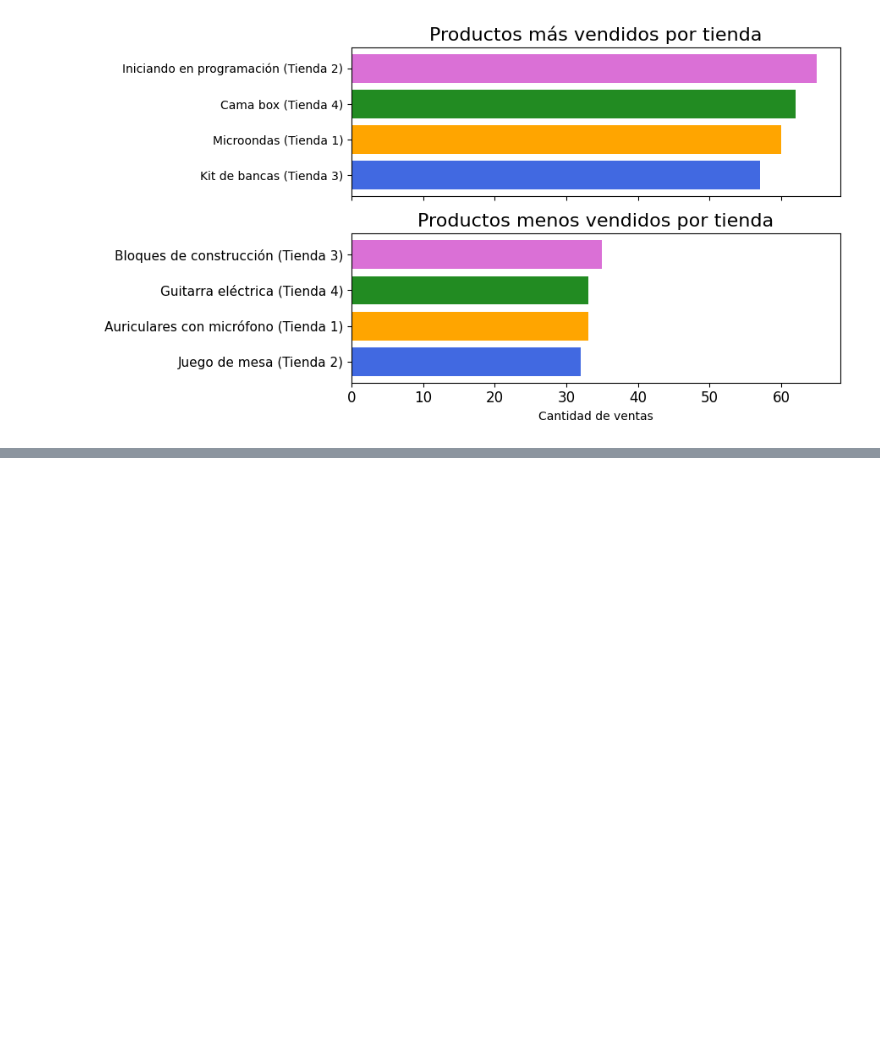
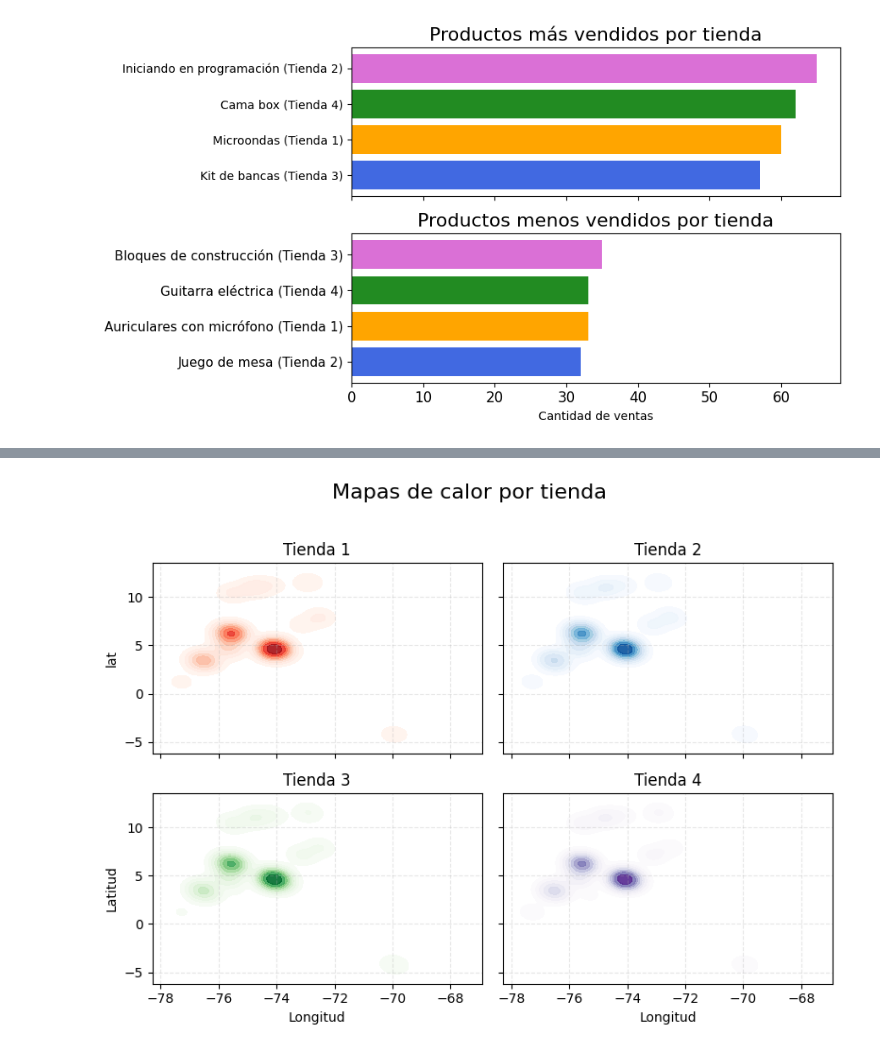
Before and after one commit to mickx79/challengedatascience1, a Jupyter notebook: AluraStoreLatam.ipynb, the cells around one changed output, grey strips where cells are left out. Cells and saved outputs as stored; diff of their text form; code cells hidden in the pictures; blank space fills up the shorter version.

```diff
--- a/AluraStoreLatam.ipynb
+++ b/AluraStoreLatam.ipynb
@@ -302,0 +348,36 @@ plt.show()
+# %%
+import matplotlib.pyplot as plt
+import seaborn as sns
+
+plt.style.use("default")
+fig, axs = plt.subplots(2, 2, figsize=(8, 6), sharex=True, sharey=True)
+
+# Tienda 1
+sns.kdeplot(data=tienda, x="lon", y="lat", cmap="Reds", fill=True, alpha=0.9, ax=axs[0, 0])
+axs[0, 0].set_title("Tienda 1")
+axs[0, 0].grid(True, linestyle="--", alpha=0.3)
+
+# Tienda 2
+sns.kdeplot(data=tienda2, x="lon", y="lat", cmap="Blues", fill=True, alpha=0.9, ax=axs[0, 1])
+axs[0, 1].set_title("Tienda 2")
+axs[0, 1].grid(True, linestyle="--", alpha=0.3)
+
+# Tienda 3
+sns.kdeplot(data=tienda3, x="lon", y="lat", cmap="Greens", fill=True, alpha=0.9, ax=axs[1, 0])
+axs[1, 0].set_title("Tienda 3")
+axs[1, 0].set_xlabel("Longitud")
+axs[1, 0].set_ylabel("Latitud")
+axs[1, 0].grid(True, linestyle="--", alpha=0.3)
+
+# Tienda 4
+sns.kdeplot(data=tienda4, x="lon", y="lat", cmap="Purples", fill=True, alpha=0.9, ax=axs[1, 1])
+axs[1, 1].set_title("Tienda 4")
+axs[1, 1].set_xlabel("Longitud")
+axs[1, 1].grid(True, linestyle="--", alpha=0.3)
+
+# Ajustar distribución
+fig.suptitle("Mapas de calor por tienda", fontsize=16)
+plt.tight_layout(rect=[0, 0, 1, 0.96])
+plt.show()
+# %% [output]
+[figure, added]
```
Also changed, not shown: parts of 5 cells of this notebook.
